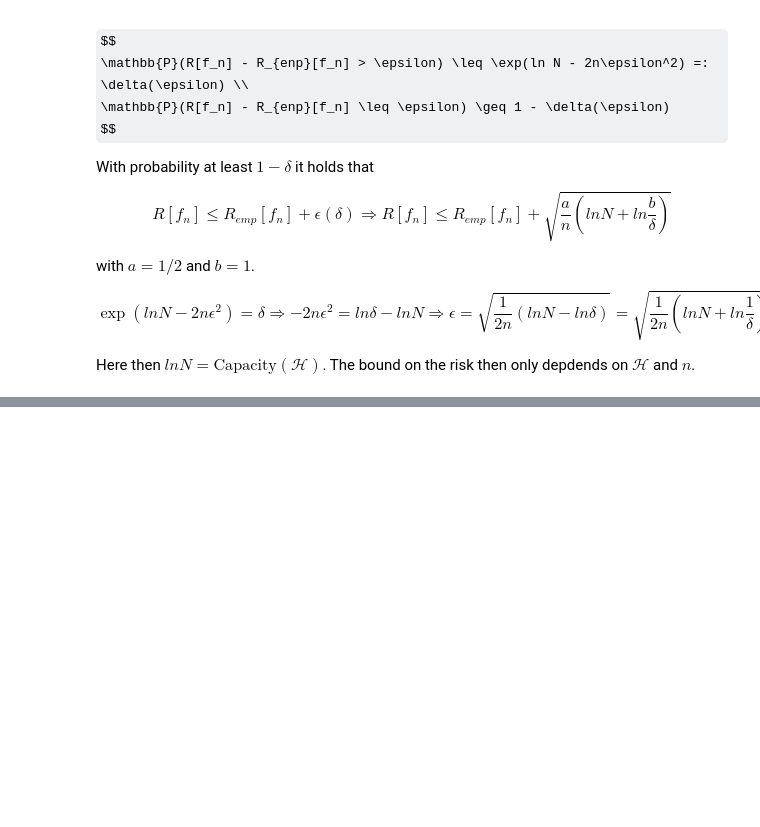
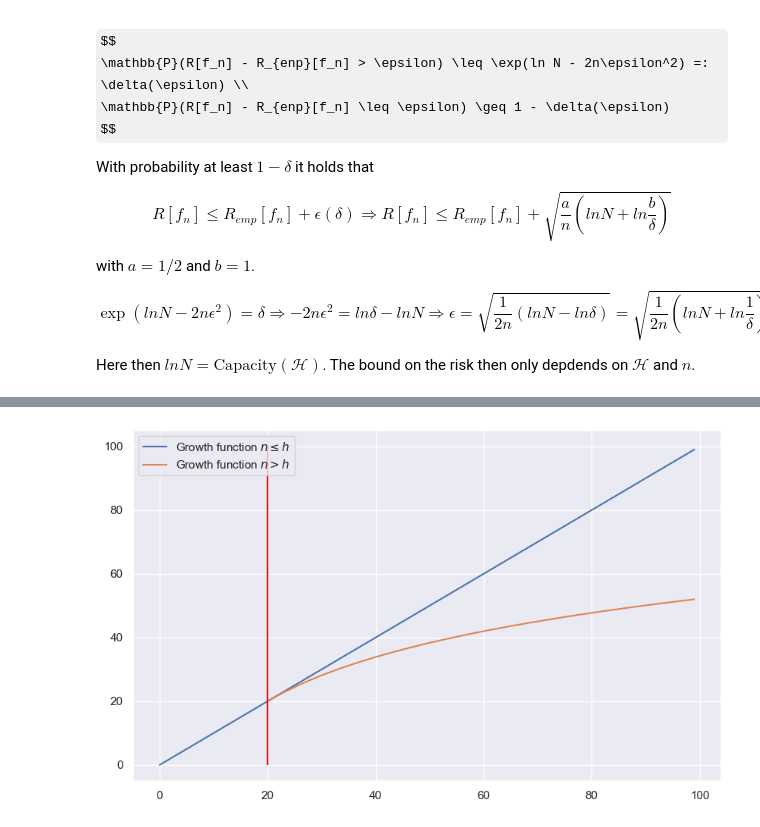
Before and after one commit to MathieuGr02/mathieugr.github.io, a Jupyter notebook: _notebooks/Machine-Learning/06-Statistical-Learning-Theory.ipynb, the cells around one changed output, grey strips where cells are left out. Saved outputs shown, nothing was run; the diff lists cells and outputs as text; code cells hidden in the pictures; some formulas as TeX source; blank space fills up the shorter version.

```diff
--- a/_notebooks/Machine-Learning/06-Statistical-Learning-Theory.ipynb
+++ b/_notebooks/Machine-Learning/06-Statistical-Learning-Theory.ipynb
@@ -14,6 +14,12 @@ tags:
   - statistics
   - machine-learning
 ---
+# %%
+import numpy as np
+import matplotlib.pyplot as plt
+import seaborn as sns
+
+sns.set_theme()
 # %% [markdown]
 # Frequentist Decision theory
 
@@ -321,0 +370,14 @@ If then $ ln \mathbb{E}[ \mathcal{N}(\mathcal{H}, Z_{2n})]$ grows sublinearly, w
+# %%
+n = np.arange(0, 100, 1)
+
+h = 20
+growth = h * (np.log(n / h) + 1)
+
+plt.figure(figsize=(10, 6))
+plt.plot(n, n, label=r'Growth function $n \leq h$')
+plt.plot(n[h:], growth[h:], label=r'Growth function $n > h$')
+plt.vlines(ymin=0, ymax=100, x=h, colors='red')
+plt.legend()
+plt.show()
+# %% [output]
+[figure, added]
```
Also changed, not shown: parts of 3 cells of this notebook.
